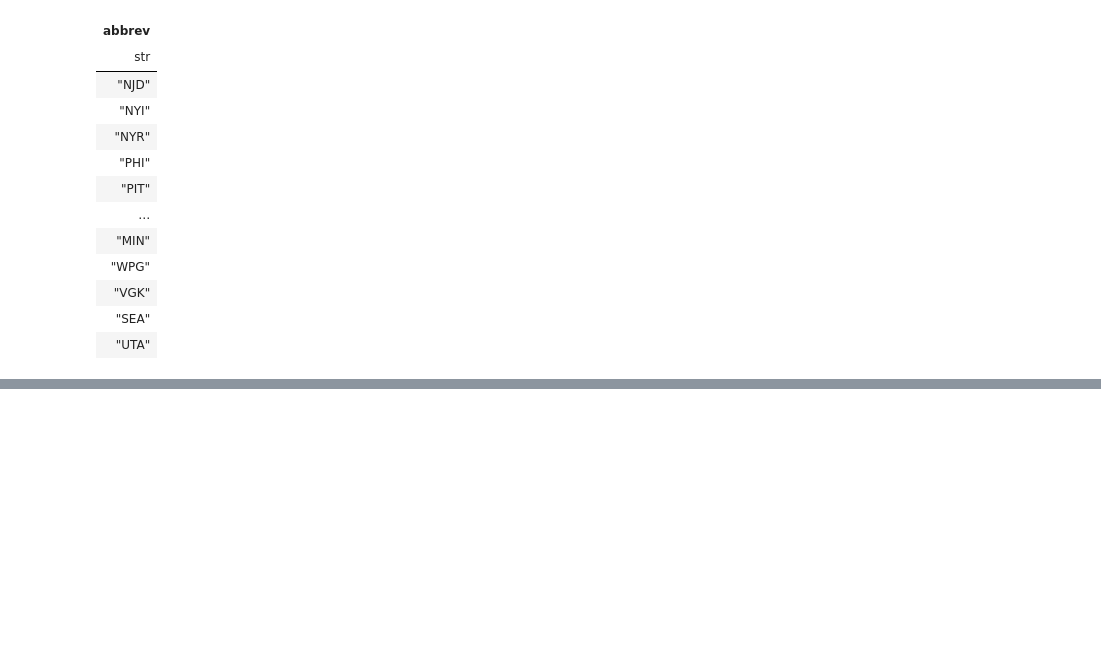
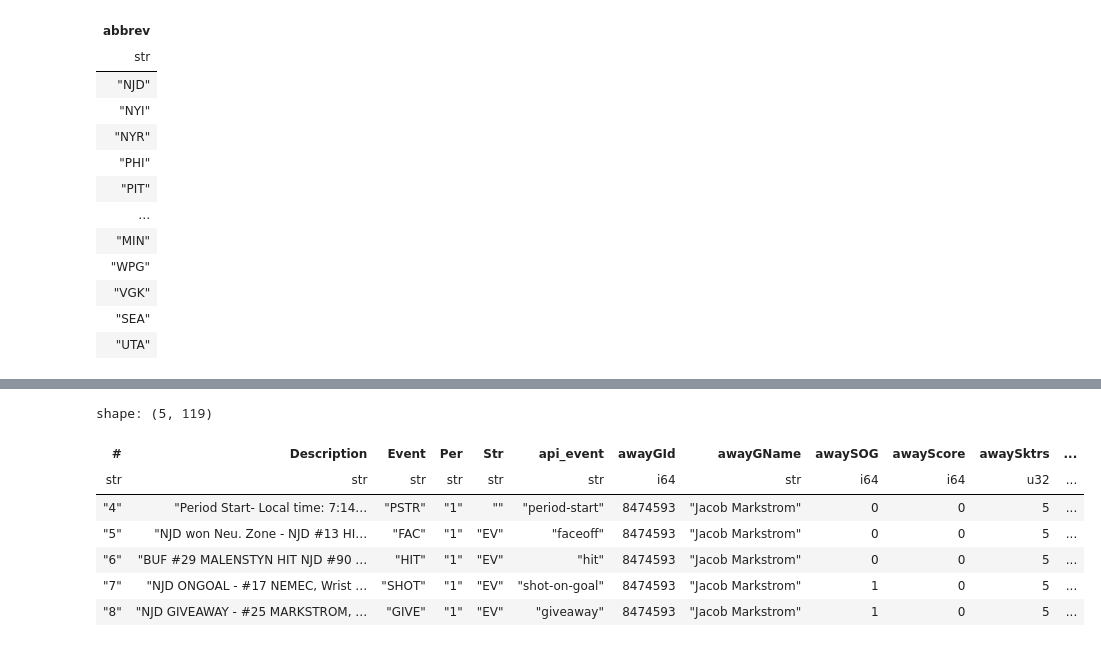
Before and after one commit to maxtixador/nhl_scraper, a Jupyter notebook: notebooks/nb1.ipynb, the cells around one changed output, grey strips where cells are left out. Cells and saved outputs as stored; diff of their text form; code cells hidden in the pictures; blank space fills up the shorter version.

```diff
--- a/notebooks/nb1.ipynb
+++ b/notebooks/nb1.ipynb
@@ -194,0 +390,18 @@ shape: (32, 1)
+# %%
+# Filter out null columns
+# Identify columns where all values are null
+null_columns = [col for col in df.columns if df[col].is_null().all()]
+
+# Drop those columns
+df = df.drop(null_columns)
+
+df.head()
+# %% [output]
+shape: (5, 119)
+| # | Description | Event | Per | Str | api_event | awayGId | awayGName | awaySOG | awayScore | awaySktrs | ... |
+| str | str | str | str | str | str | i64 | str | i64 | i64 | u32 | ... |
+| "4" | "Period Start- Local time: 7:14… | "PSTR" | "1" | "" | "period-start" | 8474593 | "Jacob Markstrom" | 0 | 0 | 5 | ... |
+| "5" | "NJD won Neu. Zone - NJD #13 HI… | "FAC" | "1" | "EV" | "faceoff" | 8474593 | "Jacob Markstrom" | 0 | 0 | 5 | ... |
+| "6" | "BUF #29 MALENSTYN HIT NJD #90 … | "HIT" | "1" | "EV" | "hit" | 8474593 | "Jacob Markstrom" | 0 | 0 | 5 | ... |
+| "7" | "NJD ONGOAL - #17 NEMEC, Wrist … | "SHOT" | "1" | "EV" | "shot-on-goal" | 8474593 | "Jacob Markstrom" | 1 | 0 | 5 | ... |
+| "8" | "NJD GIVEAWAY - #25 MARKSTROM, … | "GIVE" | "1" | "EV" | "giveaway" | 8474593 | "Jacob Markstrom" | 1 | 0 | 5 | ... |
```
Also changed, not shown: parts of 14 cells of this notebook, 2 other files.
